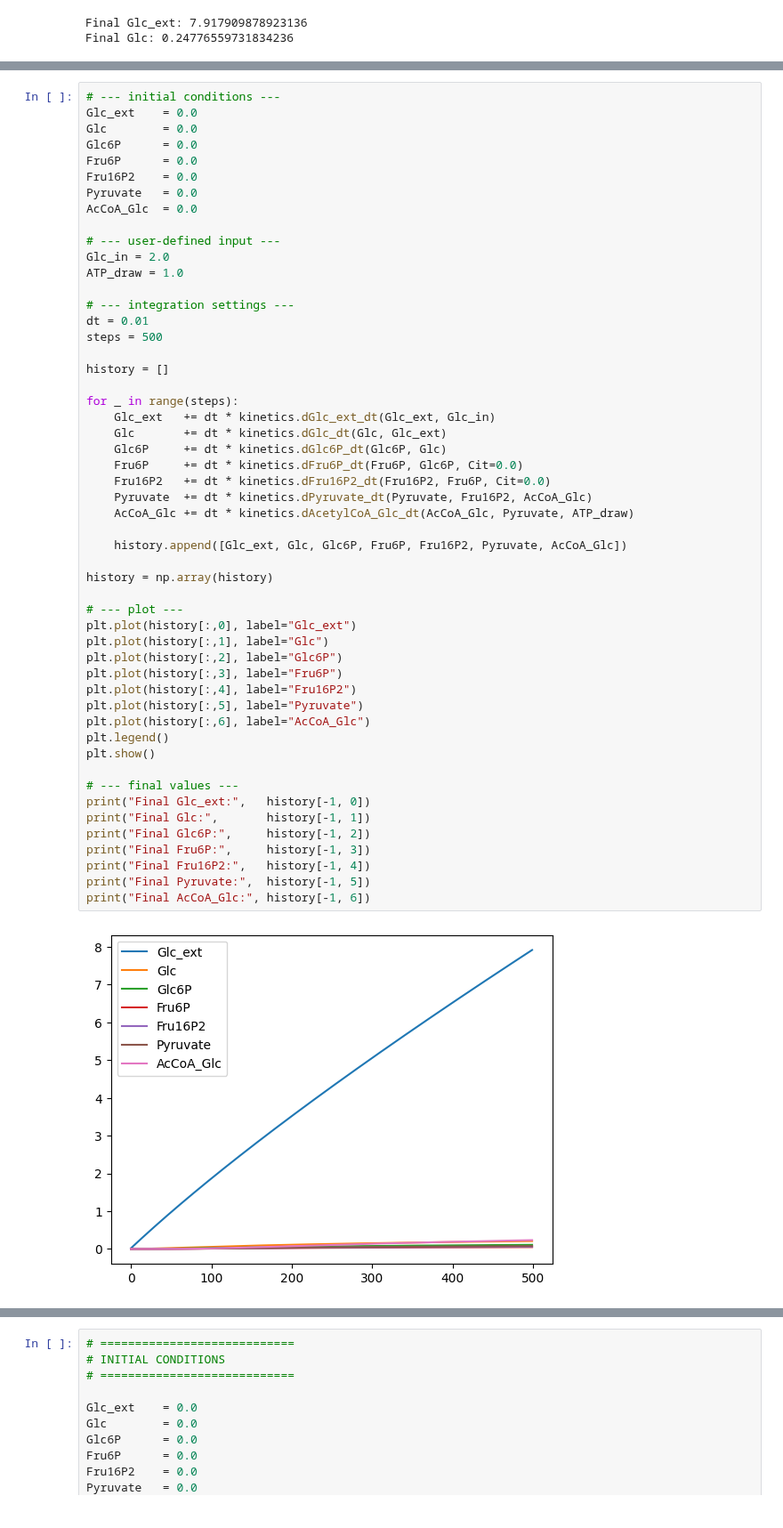
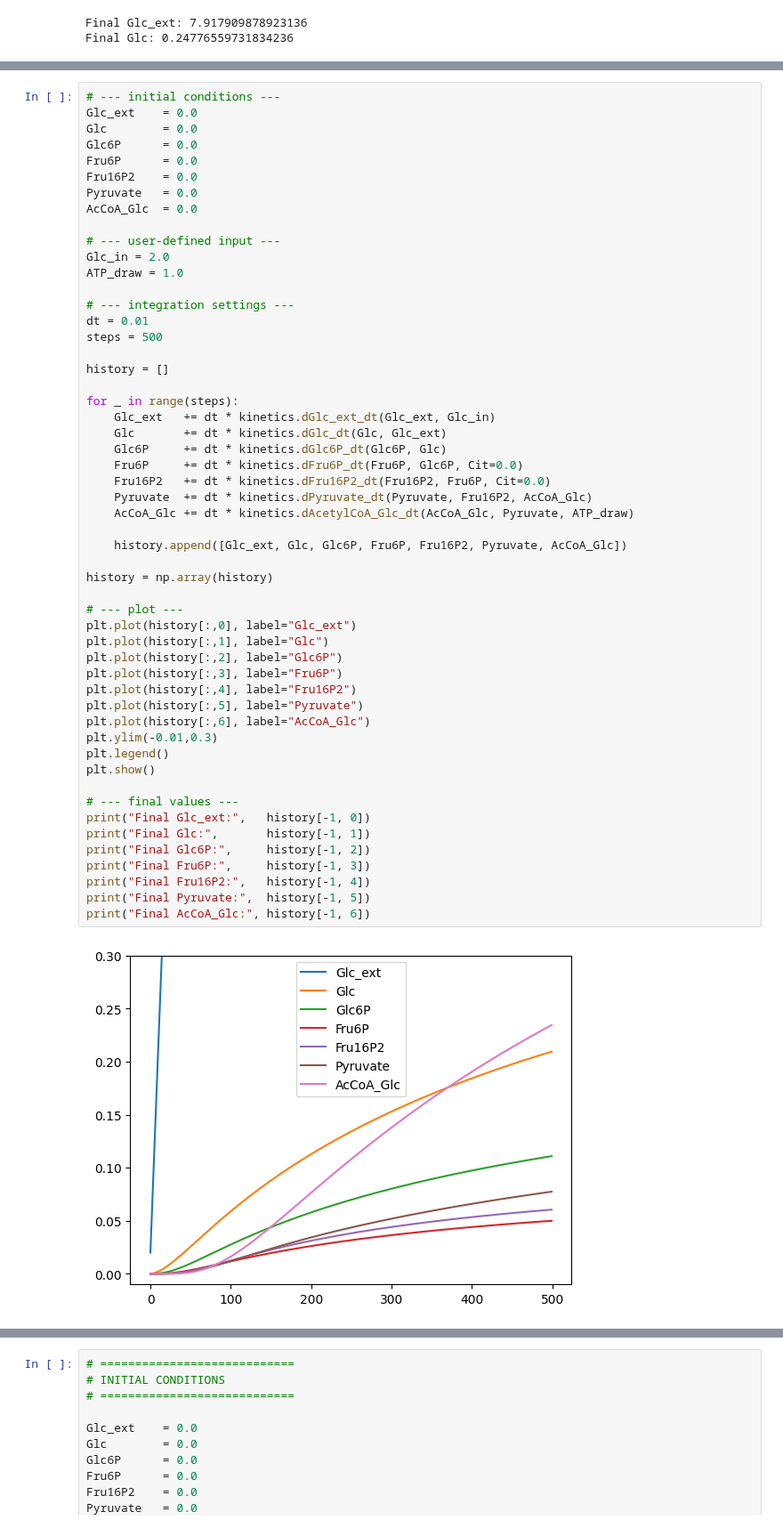
Before and after one commit to Affi26/JupyterNotebook, a Jupyter notebook: randle-cycle-real-time-interactive/src/test-kinetics-sim.ipynb, the cells around one changed output, grey strips where cells are left out. Shown at 89% size. Cells and saved outputs as stored; diff of their text form.

```diff
--- a/randle-cycle-real-time-interactive/src/test-kinetics-sim.ipynb
+++ b/randle-cycle-real-time-interactive/src/test-kinetics-sim.ipynb
@@ -280,34 +284,35 @@ for _ in range(steps):
     Glc6P     += dt * kinetics.dGlc6P_dt(Glc6P, Glc)
     Fru6P     += dt * kinetics.dFru6P_dt(Fru6P, Glc6P, Cit=0.0)
     Fru16P2   += dt * kinetics.dFru16P2_dt(Fru16P2, Fru6P, Cit=0.0)
     Pyruvate  += dt * kinetics.dPyruvate_dt(Pyruvate, Fru16P2, AcCoA_Glc)
     AcCoA_Glc += dt * kinetics.dAcetylCoA_Glc_dt(AcCoA_Glc, Pyruvate, ATP_draw)
 
     history.append([Glc_ext, Glc, Glc6P, Fru6P, Fru16P2, Pyruvate, AcCoA_Glc])
 
 history = np.array(history)
 
 # --- plot ---
 plt.plot(history[:,0], label="Glc_ext")
 plt.plot(history[:,1], label="Glc")
 plt.plot(history[:,2], label="Glc6P")
 plt.plot(history[:,3], label="Fru6P")
 plt.plot(history[:,4], label="Fru16P2")
 plt.plot(history[:,5], label="Pyruvate")
 plt.plot(history[:,6], label="AcCoA_Glc")
+plt.ylim(-0.01,0.3)
 plt.legend()
 plt.show()
 
 # --- final values ---
 print("Final Glc_ext:",   history[-1, 0])
 print("Final Glc:",       history[-1, 1])
 print("Final Glc6P:",     history[-1, 2])
 print("Final Fru6P:",     history[-1, 3])
 print("Final Fru16P2:",   history[-1, 4])
 print("Final Pyruvate:",  history[-1, 5])
 print("Final AcCoA_Glc:", history[-1, 6])
 # %% [output]
-[figure, old version]
+[figure, new version]
 Final Glc_ext: 7.917909878923136
 Final Glc: 0.20940451816133981
 Final Glc6P: 0.11089847159116203
```
Also changed, not shown: parts of 7 cells of this notebook, 2 other files.
